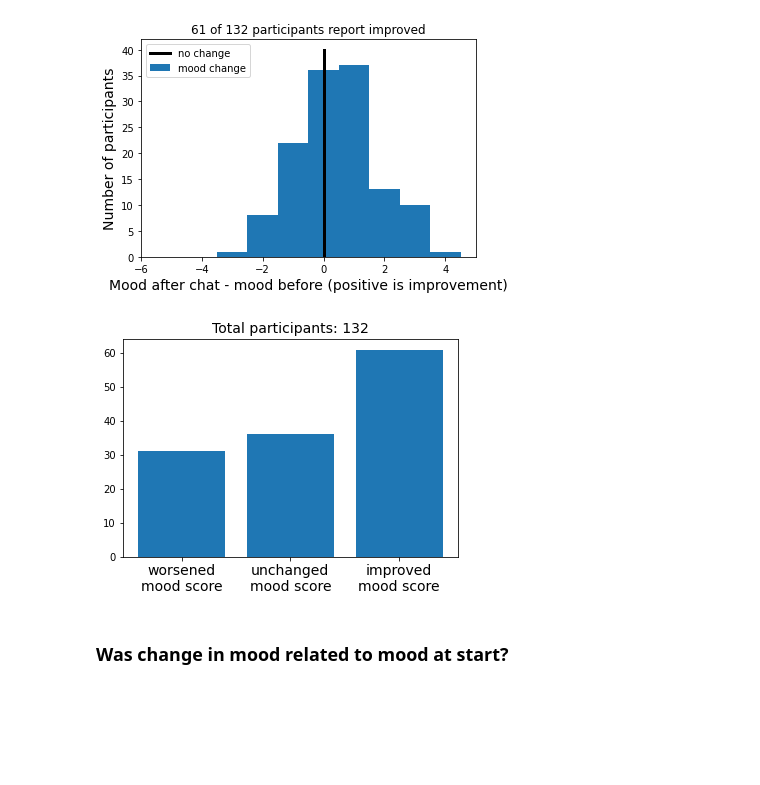
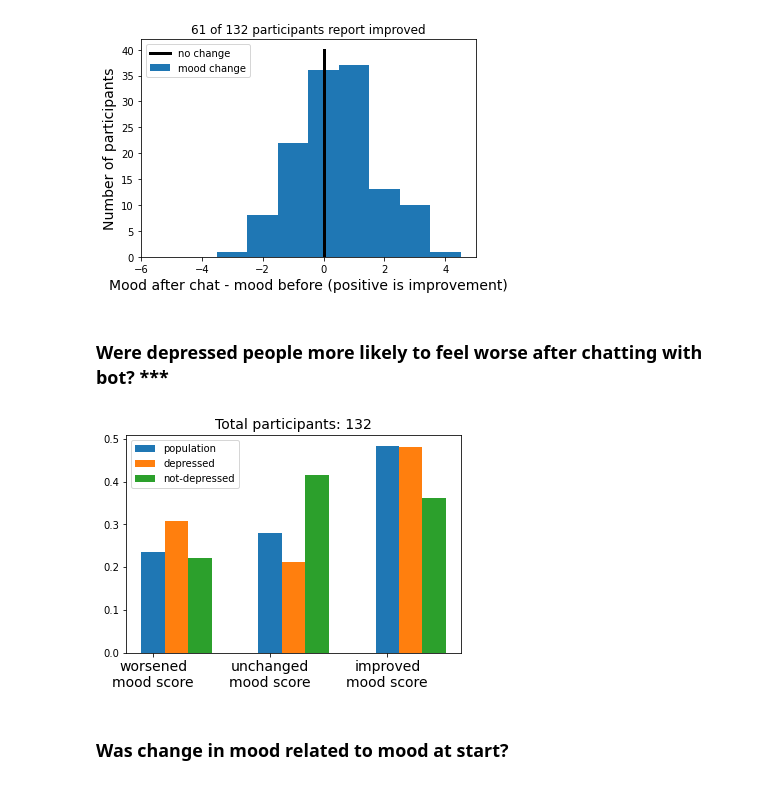
Before and after one commit to odemasi/therapybot_limitations, a Jupyter notebook: Therapybot_plots_v1.ipynb, the cells around one changed output. Saved outputs shown, nothing was run; the diff lists cells and outputs as text; code cells hidden in the pictures; blank space fills up the shorter version.

```diff
--- a/Therapybot_plots_v1.ipynb
+++ b/Therapybot_plots_v1.ipynb
@@ -401,0 +416,2 @@ participant_df.to_csv('data/participant_data_18feb2021.csv')
+# %%
+participant_df = pd.read_csv('data/participant_data_19feb2021.csv')
@@ -401,0 +422,13 @@ participant_df.to_csv('data/participant_data_18feb2021.csv')
+# %%
+
+# set new col to null value
+participant_df['left_after'] = 29.  # null value
+for i in participant_df[~np.isnan(participant_df['first_leave'])].index:
+    # set observations to observed
+    participant_df.loc[i, 'left_after'] = participant_df.loc[i, 'first_leave']
+
+# set new col to null value
+participant_df['num_before_error'] = 29.
+for i in participant_df[~np.isnan(participant_df['first_error'])].index:
+    # set observations to observed
+    participant_df.loc[i, 'num_before_error'] = participant_df.loc[i, 'first_error']
@@ -441,20 +489,28 @@ plt.legend()
 plt.show()
 # %% [output]
 [figure]
+# %% [markdown]
+### Were depressed people more likely to feel worse after chatting with bot? ***
 # %%
-improved = sum(participant_df['mood_change'] > 0)
-unchanged = sum(participant_df['mood_change'] == 0)
-worsened = sum(participant_df['mood_change'] < 0)
 
-temp = [worsened, unchanged, improved]
+df_order = ['population', 'depressed', 'not-depressed']
+for i, df in enumerate([participant_df,
+                       participant_df[participant_df['depressed']],
+                       participant_df[participant_df['not_depressed']]]):
+    improved = np.mean(df['mood_change'] > 0)
+    unchanged = np.mean(df['mood_change'] == 0)
+    worsened = np.mean(df['mood_change'] < 0)
+
+    temp = [worsened, unchanged, improved]
+    plt.bar(np.arange(len(temp)) + i*.2, temp, width=.2, label=df_order[i])
+
 temp_ticks = ['worsened\nmood score', 'unchanged\nmood score', 'improved\nmood score']
-
-plt.bar(range(len(temp)), temp)
 plt.xticks(range(len(temp)), temp_ticks, fontsize=14)
 plt.title('Total participants: %s' % participant_df.shape[0], fontsize=14)
+plt.legend()
 plt.show()
 # %% [output]
-[figure, old version]
+[figure, new version]
 # %% [markdown]
 ### Was change in mood related to mood at start?
 # %%
```
Also changed, not shown: parts of 31 cells of this notebook.
